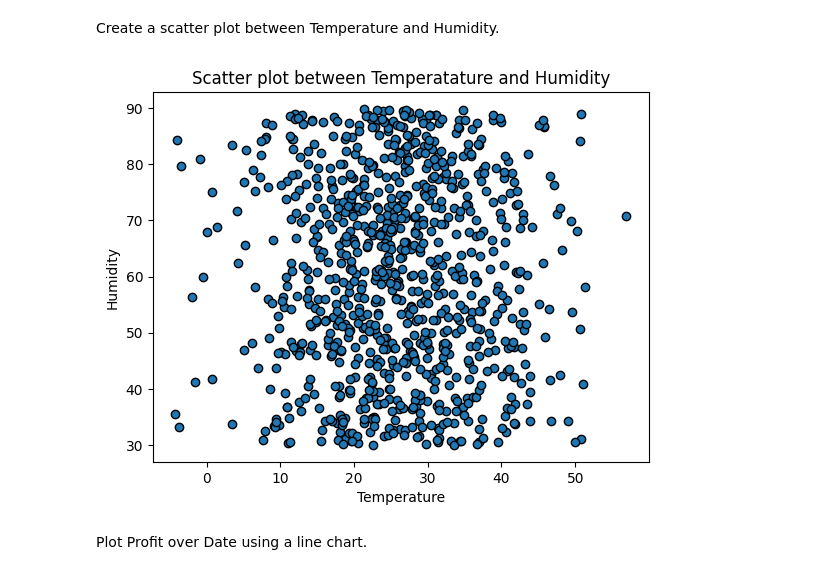
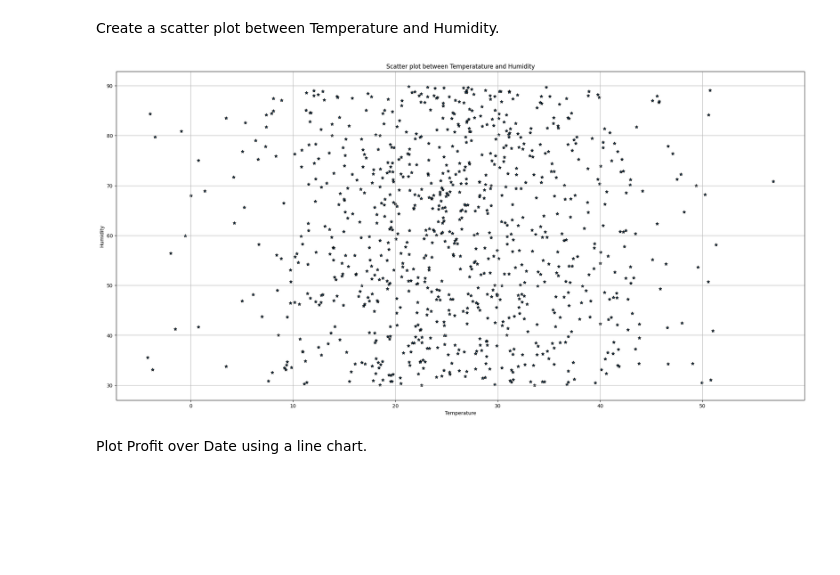
Before and after one commit to harshcodeing1234/Data-science, a Jupyter notebook: Matplotlib/practice.ipynb, the cells around one changed output. Drawn from its saved outputs; the diff is of its cells as text; code cells hidden in the pictures; blank space fills up the shorter version.

```diff
--- a/Matplotlib/practice.ipynb
+++ b/Matplotlib/practice.ipynb
@@ -95,13 +95,15 @@ plt.show()
 # %% [markdown]
 Create a scatter plot between Temperature and Humidity.
 # %%
-plt.scatter(df['Temperature'],df['Humidity'],marker='o',edgecolors='black')
+plt.figure(figsize=(25,12))
+plt.scatter(df['Temperature'],df['Humidity'],marker='*',edgecolors='black')
 plt.xlabel('Temperature')
 plt.ylabel('Humidity')
+plt.grid()
 plt.title('Scatter plot between Temperatature and Humidity')
 plt.show()
 # %% [output]
-[figure, old version]
+[figure, new version]
 # %% [markdown]
 Plot Profit over Date using a line chart.
 # %%
```
Also changed, not shown: parts of 1 cell of this notebook, 7 other files.
